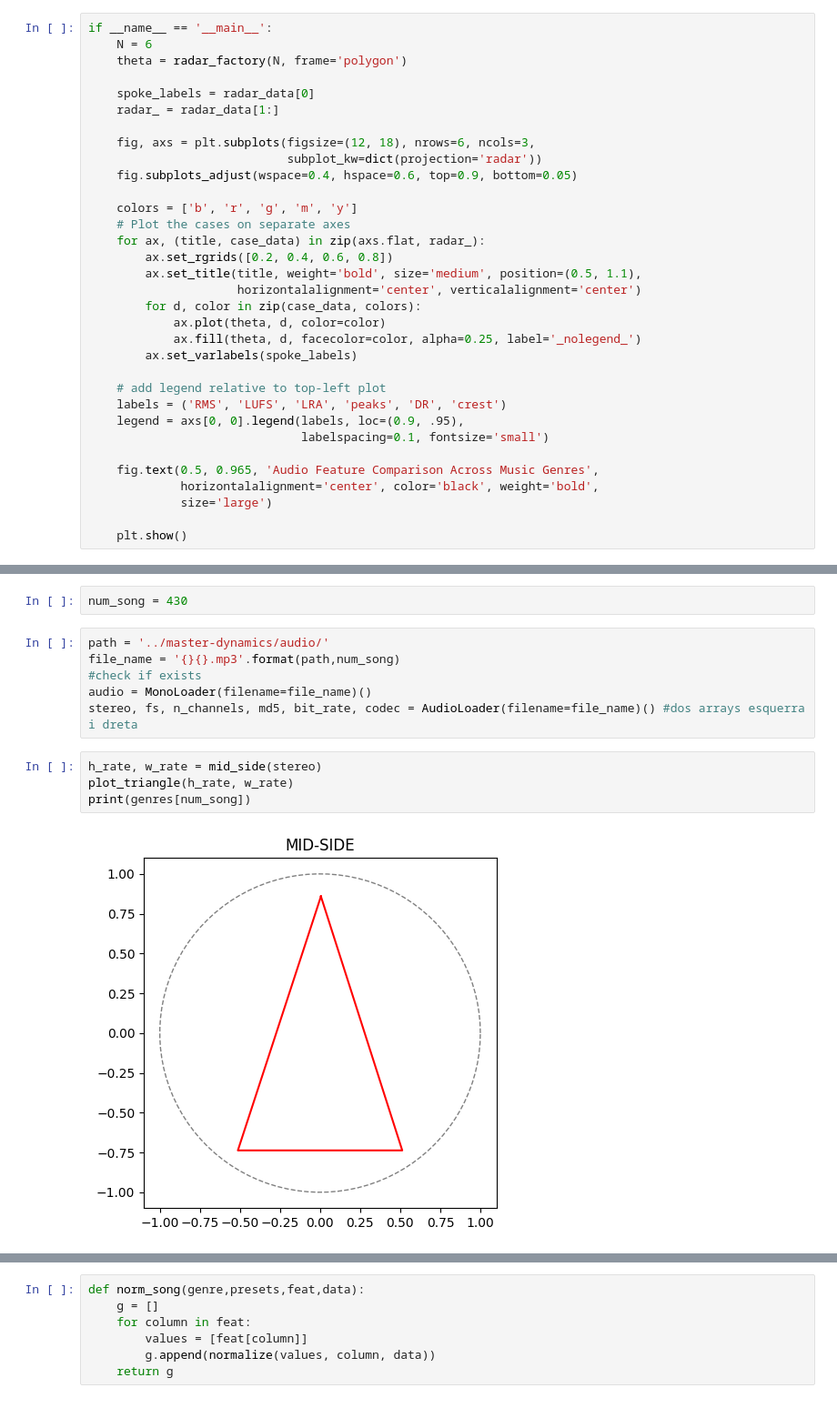
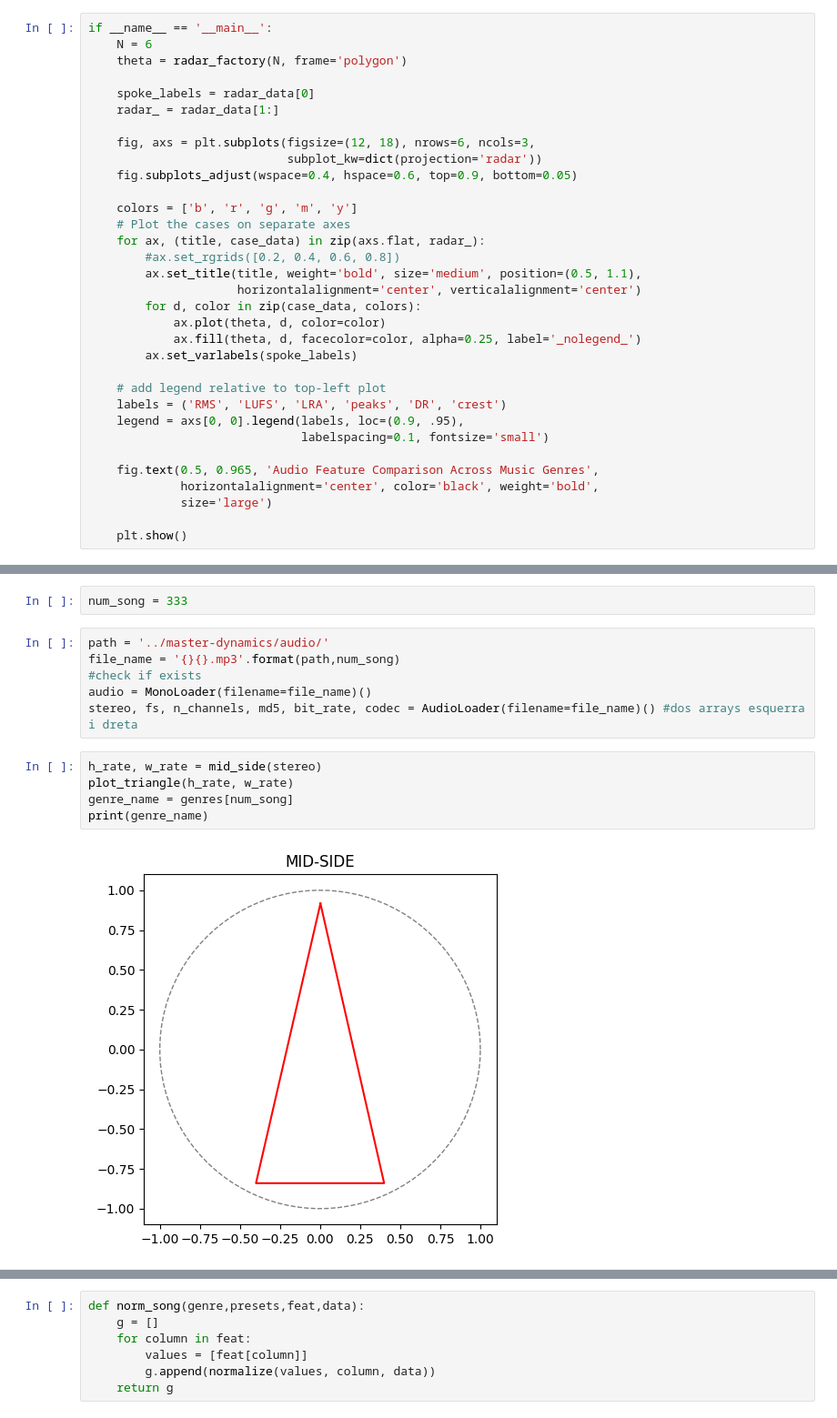
Before and after one commit to rogerpurgimon/TFG, a Jupyter notebook: Software prototype.ipynb, the cells around one changed output, grey strips where cells are left out. Shown: that part at 91% size. Saved outputs shown, nothing was run; the diff lists cells and outputs as text.

```diff
--- a/Software prototype.ipynb
+++ b/Software prototype.ipynb
@@ -240,7 +221,7 @@ if __name__ == '__main__':
     colors = ['b', 'r', 'g', 'm', 'y']
     # Plot the cases on separate axes
     for ax, (title, case_data) in zip(axs.flat, radar_):
-        ax.set_rgrids([0.2, 0.4, 0.6, 0.8])
+        #ax.set_rgrids([0.2, 0.4, 0.6, 0.8])
         ax.set_title(title, weight='bold', size='medium', position=(0.5, 1.1),
                      horizontalalignment='center', verticalalignment='center')
         for d, color in zip(case_data, colors):
@@ -347,7 +328,7 @@ def plot_triangle(h_rate, w_rate):
     plt.title('MID-SIDE')
     plt.show()
 # %%
-num_song = 430
+num_song = 333
 # %%
 path = '../master-dynamics/audio/'
 file_name = '{}{}.mp3'.format(path,num_song)
@@ -357,6 +338,7 @@ stereo, fs, n_channels, md5, bit_rate, codec = AudioLoader(filename=file_name)()
 # %%
 h_rate, w_rate = mid_side(stereo)
 plot_triangle(h_rate, w_rate)
-print(genres[num_song])
+genre_name = genres[num_song]
+print(genre_name)
 # %% [output]
-[figure, old version]
+[figure, new version]
```
Also changed, not shown: parts of 9 cells of this notebook.
